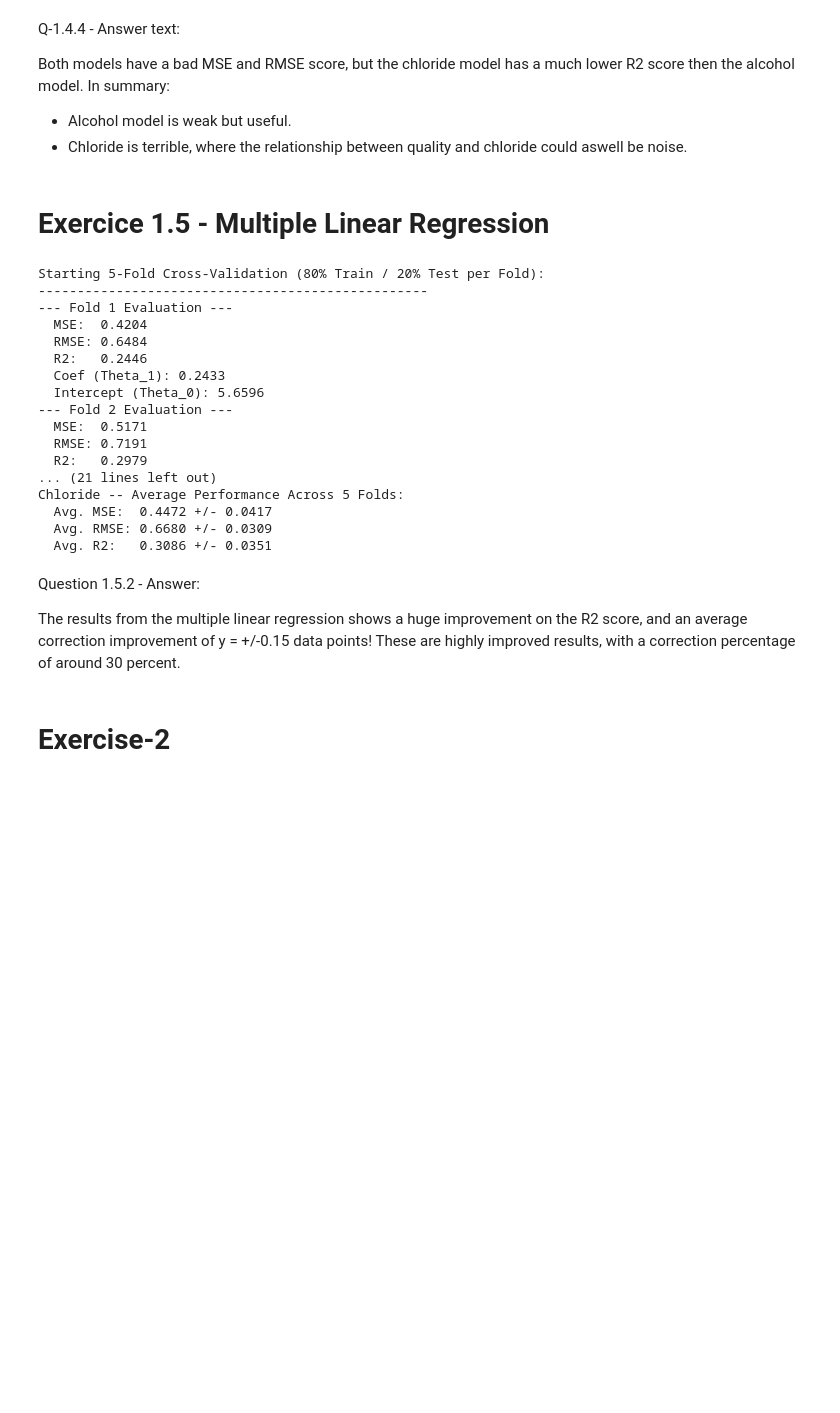
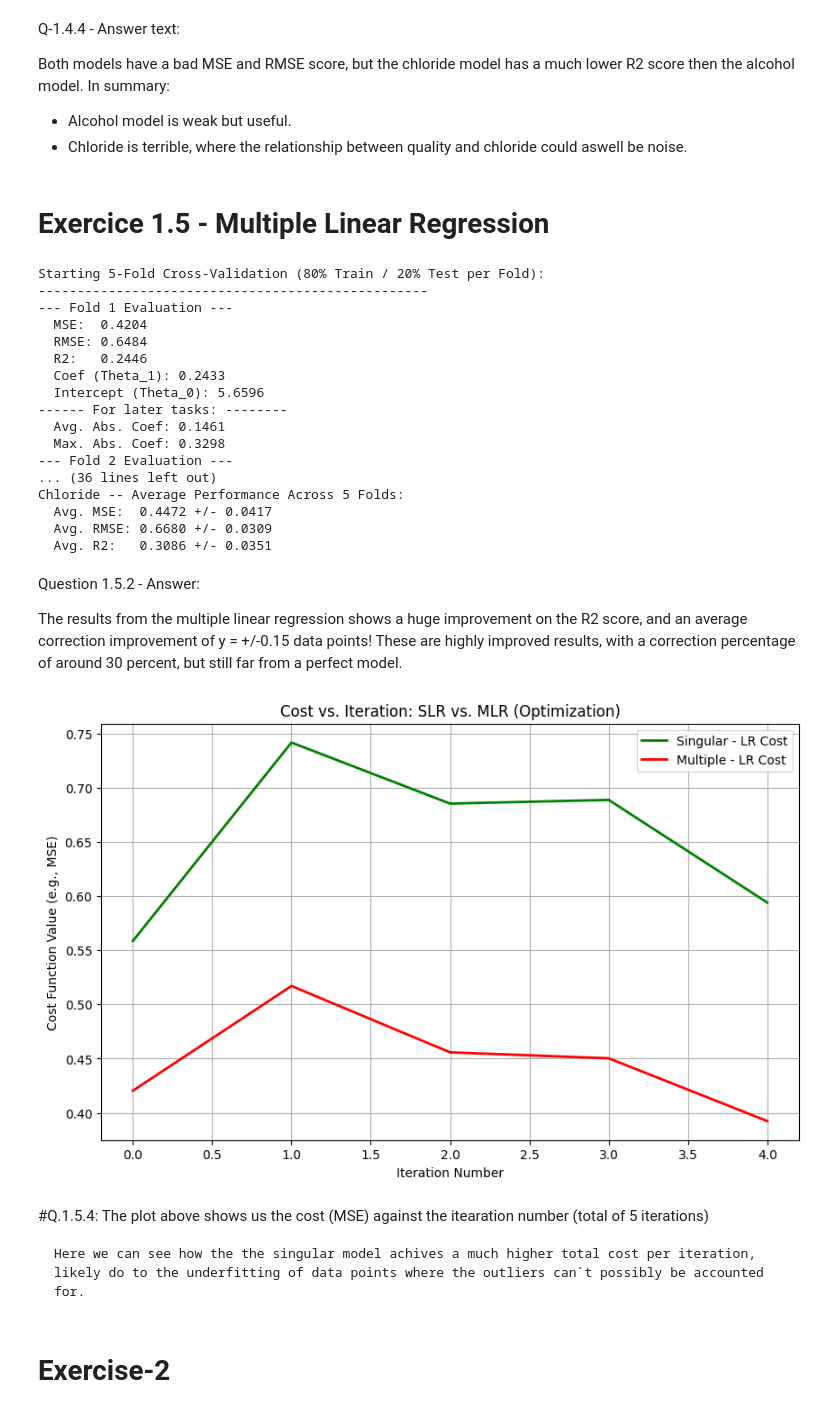
Before and after one commit to Babanusha/Machine_Learning_Jupyter_Notebook, a Jupyter notebook: Mandatory_assignment_1.ipynb, the cells around one changed output. Drawn from its saved outputs; the diff is of its cells as text; code cells hidden in the pictures; blank space fills up the shorter version.

```diff
--- a/Mandatory_assignment_1.ipynb
+++ b/Mandatory_assignment_1.ipynb
@@ -587,6 +587,18 @@ for i, (train_index, test_index) in enumerate(kf.split(X_full)):
     print(f"  Intercept (Theta_0): {sgd_reg.intercept_[0]:.4f}")
 
 
+    print("------ For later tasks: --------")
+    avg_abs_coef = np.mean(np.abs(sgd_reg.coef_))
+    max_abs_coef = np.max(np.abs(sgd_reg.coef_))
+
+    print(f"  Avg. Abs. Coef: {avg_abs_coef:.4f}")
+    print(f"  Max. Abs. Coef: {max_abs_coef:.4f}")
+
+
+#End of for loop^^
+
+
+# Average of all folds, print:
 print("-" * 50)
 print("Chloride -- Average Performance Across 5 Folds:")
 print(f"  Avg. MSE:  {np.mean(mse_scores_all):.4f} +/- {np.std(mse_scores_all):.4f}")
@@ -601,11 +613,11 @@ Starting 5-Fold Cross-Validation (80% Train / 20% Test per Fold):
   R2:   0.2446
   Coef (Theta_1): 0.2433
   Intercept (Theta_0): 5.6596
+------ For later tasks: --------
+  Avg. Abs. Coef: 0.1461
+  Max. Abs. Coef: 0.3298
 --- Fold 2 Evaluation ---
-  MSE:  0.5171
-  RMSE: 0.7191
-  R2:   0.2979
-... (21 lines left out)
+... (36 lines left out)
 Chloride -- Average Performance Across 5 Folds:
   Avg. MSE:  0.4472 +/- 0.0417
   Avg. RMSE: 0.6680 +/- 0.0309
@@ -614,6 +626,29 @@ Chloride -- Average Performance Across 5 Folds:
 Question 1.5.2 - Answer:
 
 The results from the multiple linear regression shows a huge improvement on the R2 score, and an average correction improvement of y = +/-0.15 data points!
-These are highly improved results, with a correction percentage of around 30 percent.
+These are highly improved results, with a correction percentage of around 30 percent, but still far from a perfect model.
 # %%
 #Q.1.5.3:
+#Code above is adjusted to track:
+# singular and multiple linear regression`s MSE in the array "mse_scores_all" and "mse_scores_chlo "
+#
+
+
+#NOTE!! This code snippet requires arrays from previous code:
+    #mse_scores_all []  #multiple
+    #mse_scores_chlo[] # Singular with chloride as feature.
+
+
+plt.figure(figsize=(10, 6))
+
+plt.plot(mse_scores_chlo, label='Singular - LR Cost', color='green', linewidth=2)
+plt.plot(mse_scores_all, label='Multiple - LR Cost', color='red', linewidth=2)
+
+plt.xlabel('Iteration Number')
+plt.ylabel('Cost Function Value (e.g., MSE)')
+plt.title('Cost vs. Iteration: SLR vs. MLR (Optimization)')
+plt.legend()
+plt.grid(True)
+plt.show()
+# %% [output]
+[figure, added]
@@ -622,3 +655,8 @@ These are highly improved results, with a correction percentage of around 30 per
+# %% [markdown]
+#Q.1.5.4:
+The plot above shows us the cost (MSE) against the itearation number (total of 5 iterations)
+
+    Here we can see how the the singular model achives a much higher total cost per iteration, likely do to the underfitting of data points where the outliers can`t possibly be accounted for.
 # %% [markdown]
 # Exercise-2
 # %%
```
Also changed, not shown: parts of 9 cells of this notebook.
